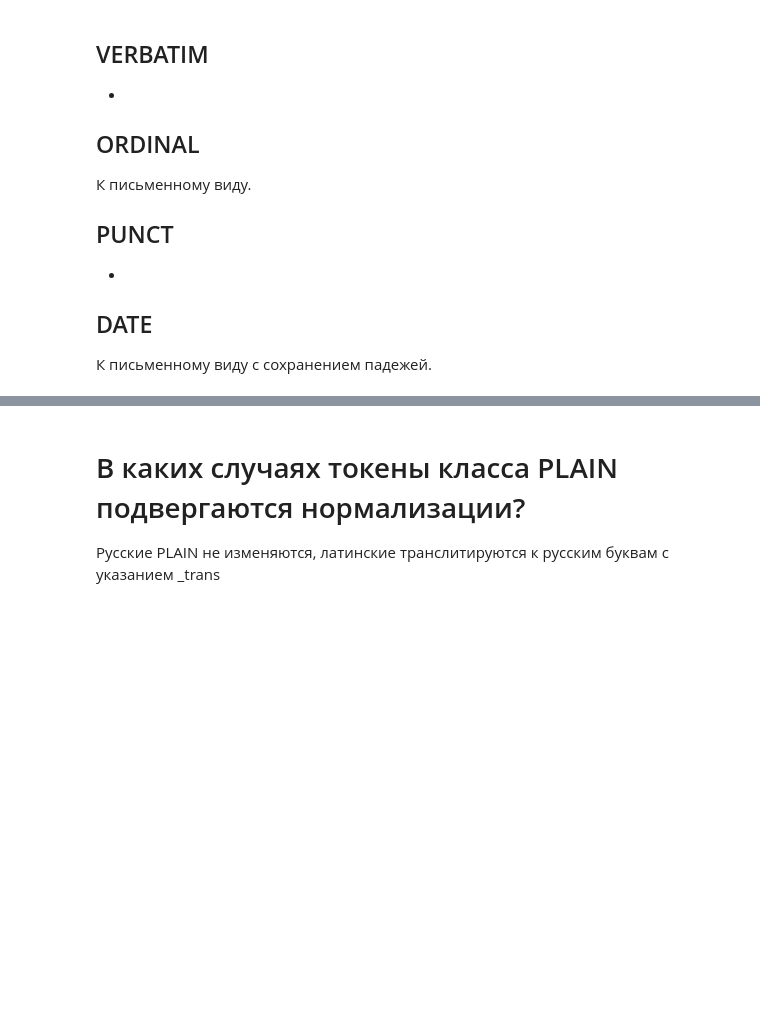
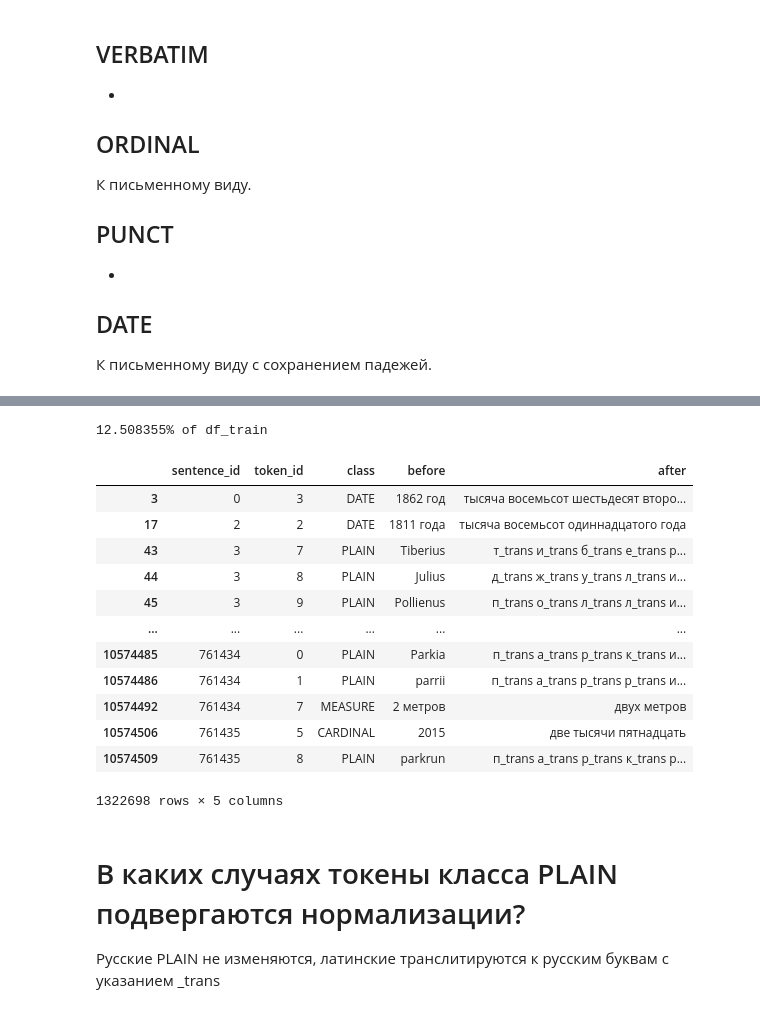
Before and after one commit to iKintosh/MIPT2020_NLP_HW, a Jupyter notebook: HW3/EDA.ipynb, the cells around one changed output, grey strips where cells are left out. Saved outputs shown, nothing was run; the diff lists cells and outputs as text; code cells hidden in the pictures; blank space fills up the shorter version.

```diff
--- a/HW3/EDA.ipynb
+++ b/HW3/EDA.ipynb
@@ -83,3 +151,22 @@ for c in classes:
+# %%
+df_train_mismatch = train[train.before != train.after]
+print('%f%% of df_train' % (100 * len(df_train_mismatch) / len(train)))
+df_train_mismatch
+# %% [output]
+12.508355% of df_train
+|  | sentence_id | token_id | class | before | after |
+| 3 | 0 | 3 | DATE | 1862 год | тысяча восемьсот шестьдесят второ... |
+| 17 | 2 | 2 | DATE | 1811 года | тысяча восемьсот одиннадцатого года |
+| 43 | 3 | 7 | PLAIN | Tiberius | т_trans и_trans б_trans е_trans р... |
+| 44 | 3 | 8 | PLAIN | Julius | д_trans ж_trans у_trans л_trans и... |
+| 45 | 3 | 9 | PLAIN | Pollienus | п_trans о_trans л_trans л_trans и... |
+| ... | ... | ... | ... | ... | ... |
+| 10574485 | 761434 | 0 | PLAIN | Parkia | п_trans а_trans р_trans к_trans и... |
+| 10574486 | 761434 | 1 | PLAIN | parrii | п_trans а_trans р_trans р_trans и... |
+| 10574492 | 761434 | 7 | MEASURE | 2 метров | двух метров |
+| 10574506 | 761435 | 5 | CARDINAL | 2015 | две тысячи пятнадцать |
+| 10574509 | 761435 | 8 | PLAIN | parkrun | п_trans а_trans р_trans к_trans р... |
+1322698 rows × 5 columns
 # %% [markdown]
 # В каких случаях токены класса PLAIN подвергаются нормализации?
 Русские PLAIN не изменяются, латинские транслитируются к русским буквам с указанием _trans
```
Also changed, not shown: parts of 9 cells of this notebook, 1 other file.
